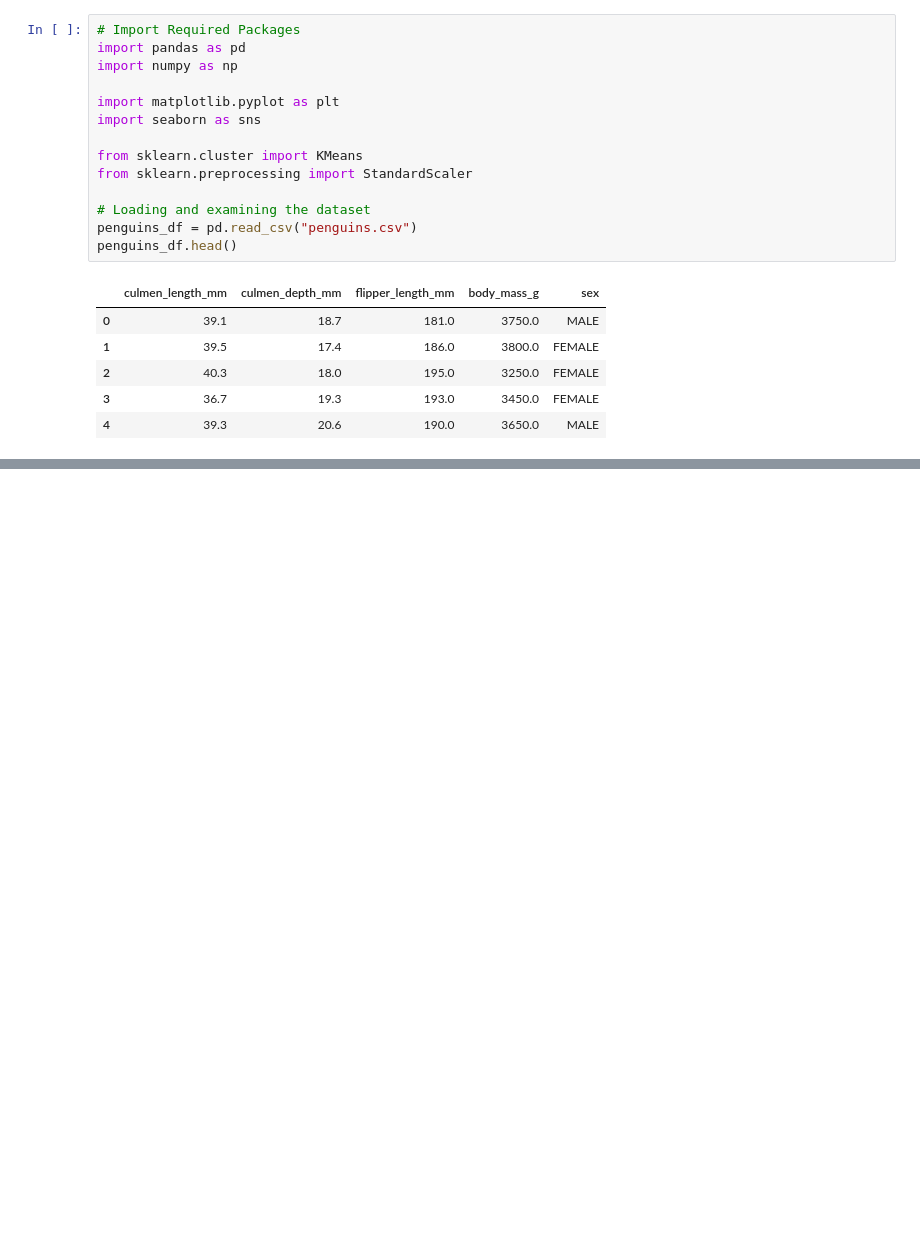
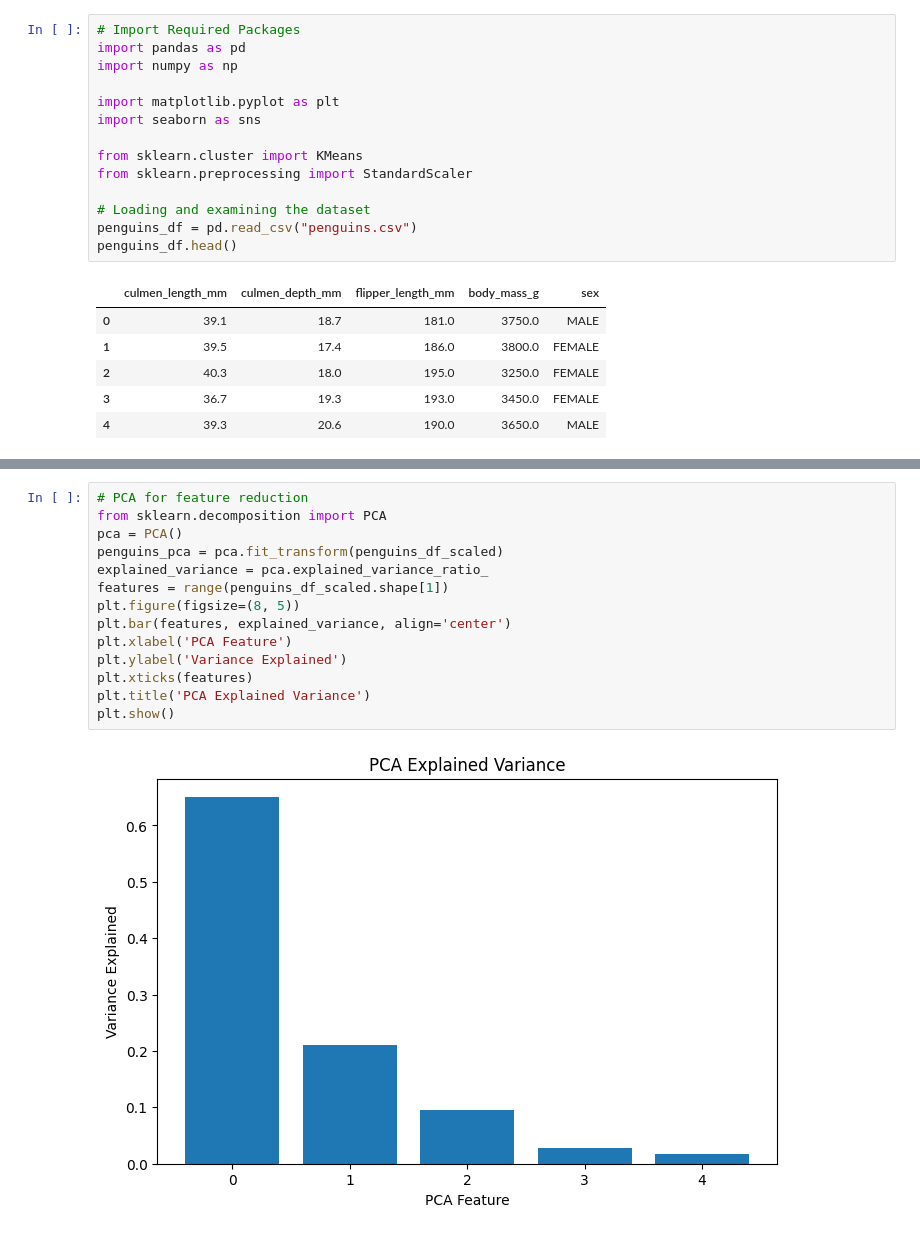
Before and after one commit to Alaeddin-B/Clusterin-Antarctic-Penguin-Species, a Jupyter notebook: notebook.ipynb, the cells around one changed output, grey strips where cells are left out. Drawn from its saved outputs; the diff is of its cells as text; blank space fills up the shorter version.

```diff
--- a/notebook.ipynb
+++ b/notebook.ipynb
@@ -40,0 +91,16 @@ penguins_df.head()
+# %%
+# PCA for feature reduction
+from sklearn.decomposition import PCA
+pca = PCA()
+penguins_pca = pca.fit_transform(penguins_df_scaled)
+explained_variance = pca.explained_variance_ratio_
+features = range(penguins_df_scaled.shape[1])
+plt.figure(figsize=(8, 5))
+plt.bar(features, explained_variance, align='center')
+plt.xlabel('PCA Feature')
+plt.ylabel('Variance Explained')
+plt.xticks(features)
+plt.title('PCA Explained Variance')
+plt.show()
+# %% [output]
+[figure, added]
```
Also changed, not shown: parts of 5 cells of this notebook.
